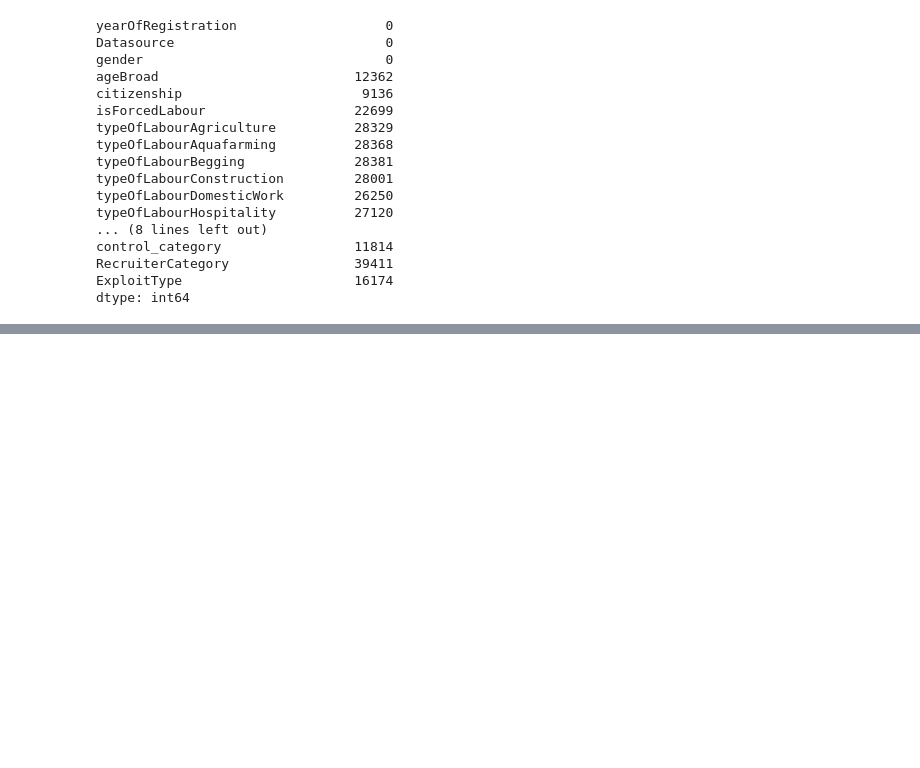
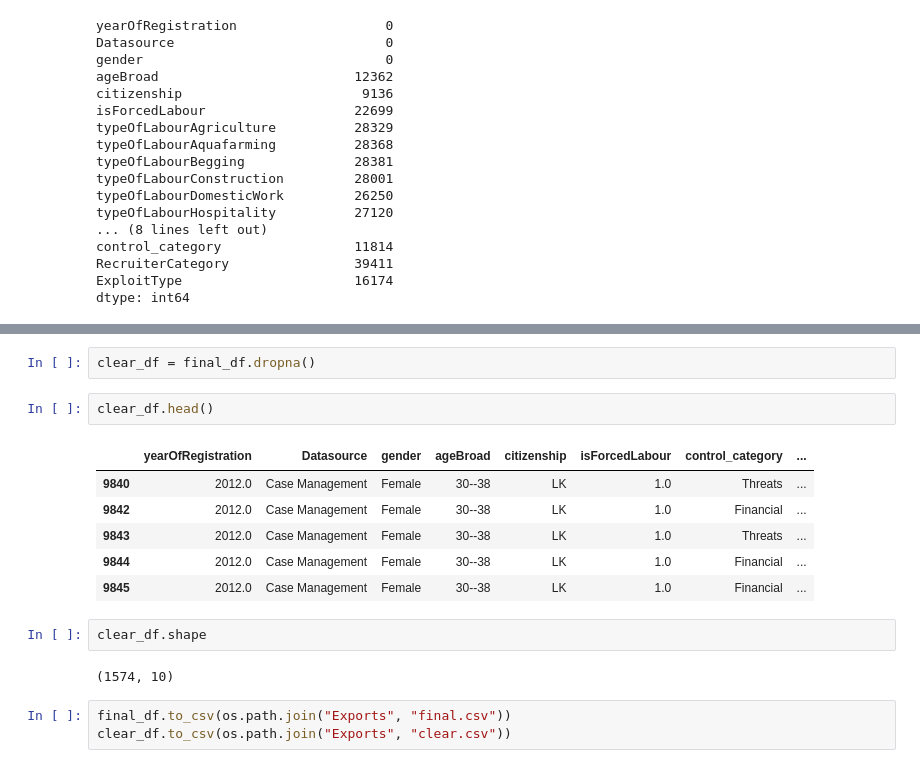
Before and after one commit to gh-mrmoore/Human-Trafficking-Analysis, a Jupyter notebook: final_etl.ipynb, the cells around one changed output, grey strips where cells are left out. Drawn from its saved outputs; the diff is of its cells as text; blank space fills up the shorter version.

```diff
--- a/final_etl.ipynb
+++ b/final_etl.ipynb
@@ -330,0 +415,18 @@ dtype: int64
+# %%
+clear_df = final_df.dropna()
+# %%
+clear_df.head()
+# %% [output]
+|  | yearOfRegistration | Datasource | gender | ageBroad | citizenship | isForcedLabour | control_category | ... |
+| 9840 | 2012.0 | Case Management | Female | 30--38 | LK | 1.0 | Threats | ... |
+| 9842 | 2012.0 | Case Management | Female | 30--38 | LK | 1.0 | Financial | ... |
+| 9843 | 2012.0 | Case Management | Female | 30--38 | LK | 1.0 | Threats | ... |
+| 9844 | 2012.0 | Case Management | Female | 30--38 | LK | 1.0 | Financial | ... |
+| 9845 | 2012.0 | Case Management | Female | 30--38 | LK | 1.0 | Financial | ... |
+# %%
+clear_df.shape
+# %% [output]
+(1574, 10)
+# %%
+final_df.to_csv(os.path.join("Exports", "final.csv"))
+clear_df.to_csv(os.path.join("Exports", "clear.csv"))
```
Also changed, not shown: parts of 5 cells of this notebook.
